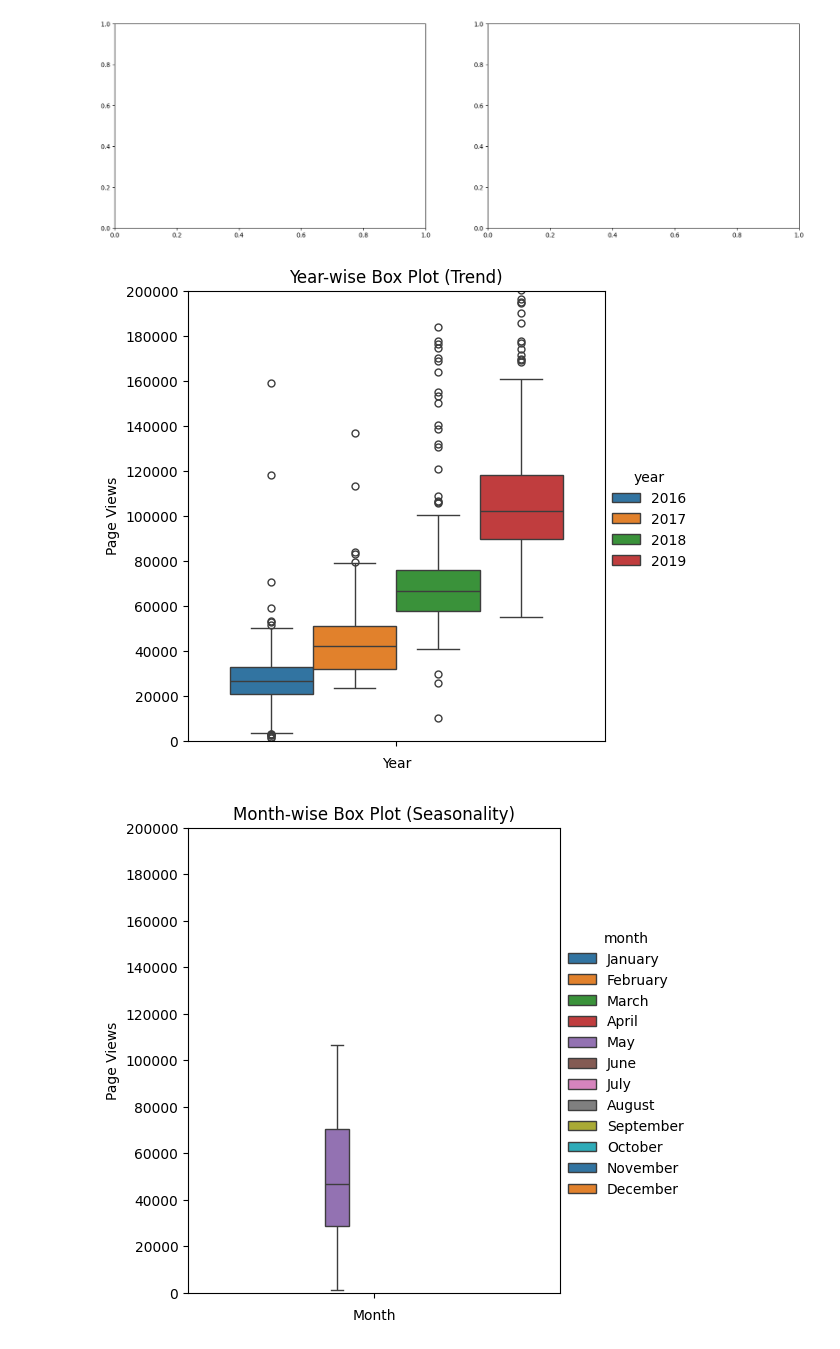
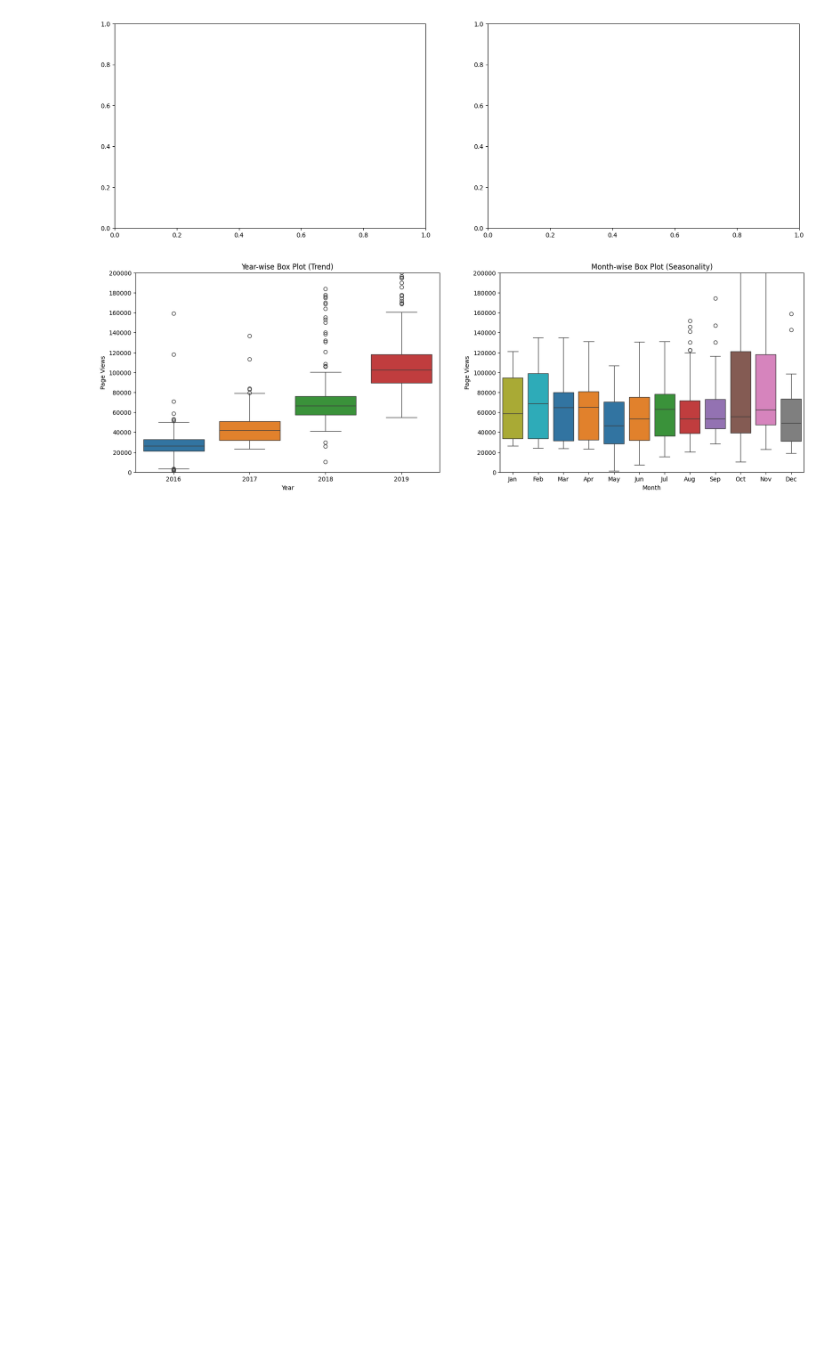
Before and after one commit to roldugina/freecodecamp_data_analysis_projects, a Jupyter notebook: page_view_time_series_visualizer/time_series.ipynb, the cells around one changed output. Saved outputs shown, nothing was run; the diff lists cells and outputs as text; code cells hidden in the pictures; blank space fills up the shorter version.

```diff
--- a/page_view_time_series_visualizer/time_series.ipynb
+++ b/page_view_time_series_visualizer/time_series.ipynb
@@ -114,5 +131,6 @@ plt.show()
     df_box = df.copy()
     df_box.reset_index(inplace=True)
     df_box['year'] = [d.year for d in df_box.date]
-    df_box['month'] = [d.strftime('%b') for d in df_box.date]
-    df_box
+    df_box['month'] = [d.strftime("%b") for d in df_box.date]
+
+    order2=[s[:3] for s in order]
@@ -135,18 +139,16 @@ fig,ax=plt.subplots(nrows=1,ncols=2,figsize=(20,6))
 # %% [output]
 [figure]
 # %%
-ax[0]=sns.catplot(data=df_box,hue='year',y='value',kind='box',estimator='mean',facet_kws=dict(despine=False),palette='tab10')
+sns.boxplot(data=df_box, x='year',hue='year',y='value', ax=ax[0],palette='tab10',legend=False)
 ax[0].set(xlabel='Year', ylabel='Page Views',title='Year-wise Box Plot (Trend)')
-ax[0].ax.yaxis.set_major_locator(MultipleLocator(20000))
-ax[0].ax.set_ylim(0,200000)
+ax[0].yaxis.set_major_locator(MultipleLocator(20000))
+ax[0].set_ylim(0,200000)
 
-ax[1]=sns.catplot(data=df_box,hue='month',y='value',kind='box',estimator='mean',facet_kws=dict(despine=False),palette='tab10',hue_order=order)
+sns.boxplot(data=df_box, x='month', hue='month', y='value', ax=ax[1],palette='tab10',legend=False,order=order2)
 ax[1].set(xlabel='Month', ylabel='Page Views',title='Month-wise Box Plot (Seasonality)')
-ax[1].ax.yaxis.set_major_locator(MultipleLocator(20000))
-ax[1].ax.set_ylim(0,200000)
+ax[1].yaxis.set_major_locator(MultipleLocator(20000))
+ax[1].set_ylim(0,200000)
 
-
-plt.show()
+fig
 # %% [output]
-[figure, old version]
+[figure, new version]
-[figure, removed]
```
Also changed, not shown: parts of 4 cells of this notebook.
